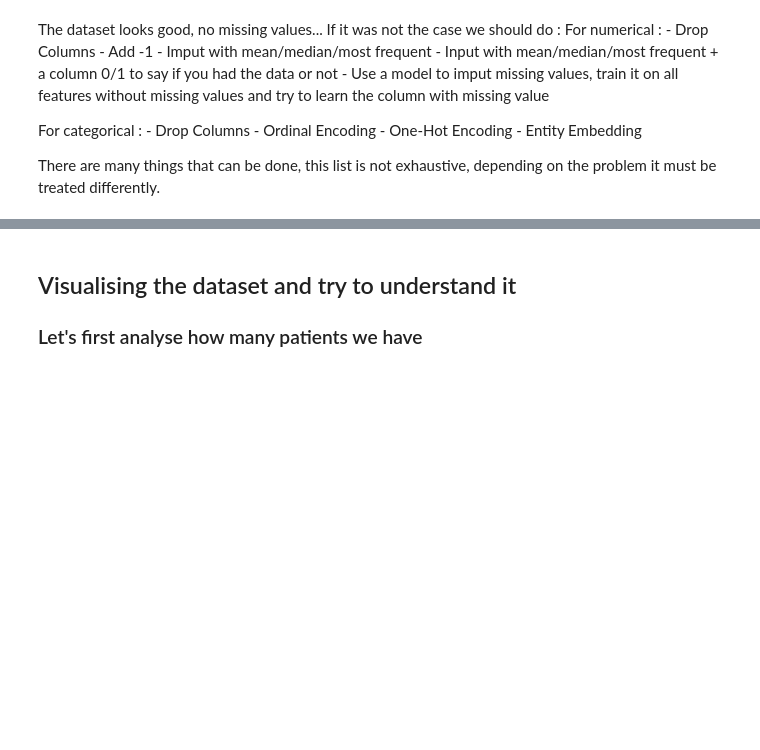
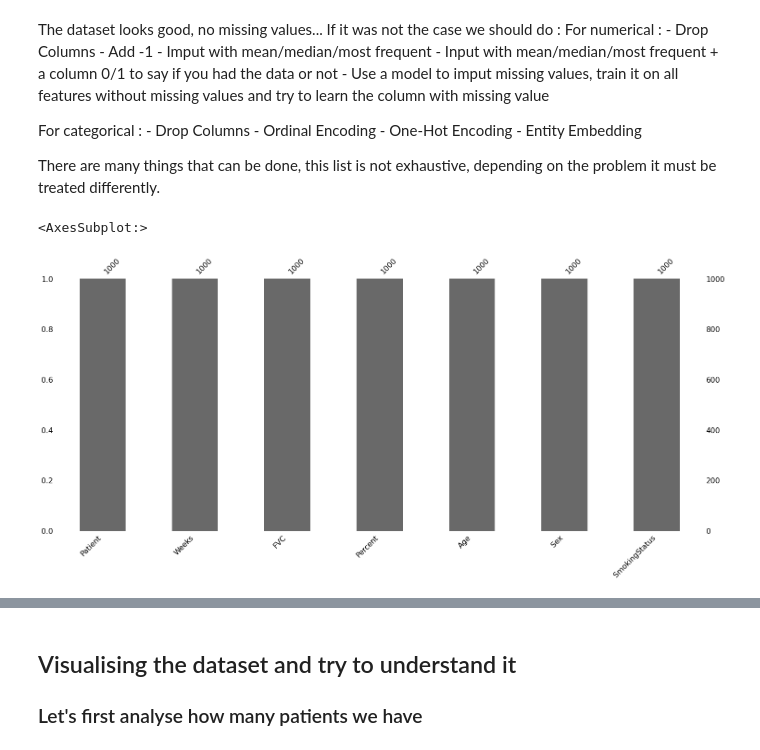
Before and after one commit to Quentinmht/1.Regression-Task, a Jupyter notebook: eda.ipynb, the cells around one changed output, grey strips where cells are left out. Drawn from its saved outputs; the diff is of its cells as text; code cells hidden in the pictures; blank space fills up the shorter version.

```diff
--- a/eda.ipynb
+++ b/eda.ipynb
@@ -97,3 +98,12 @@ For categorical :
     - Entity Embedding
 
 There are many things that can be done, this list is not exhaustive, depending on the problem it must be treated differently.
+# %%
+# To analyze the missing values we can use missingno
+# Here since there are no missing values we have nothing to analyze but it is always important to understand the impact of missing values on the dataset.
+# You can measure nullity correlation between variables (measures nullity correlation: msno.heatmap(train_df))
+# Or you can use the dendrogram from msno to fully correlate variable completion
+msno.bar(train_df.sample(1000))
+# %% [output]
+<AxesSubplot:>
+[figure, added]
```
Also changed, not shown: parts of 7 cells of this notebook.
